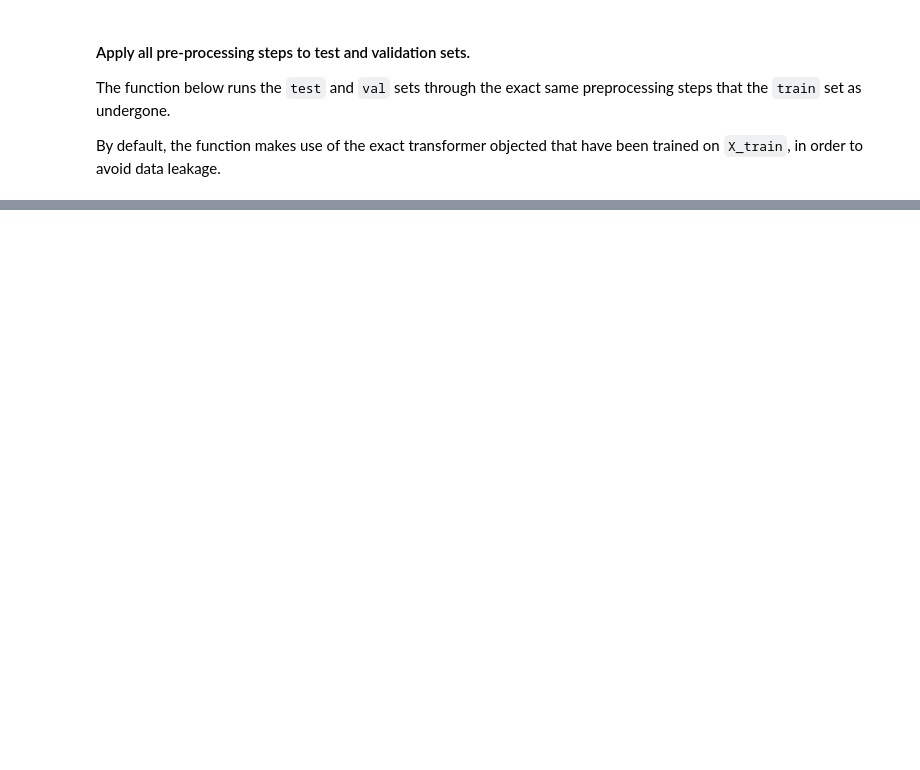
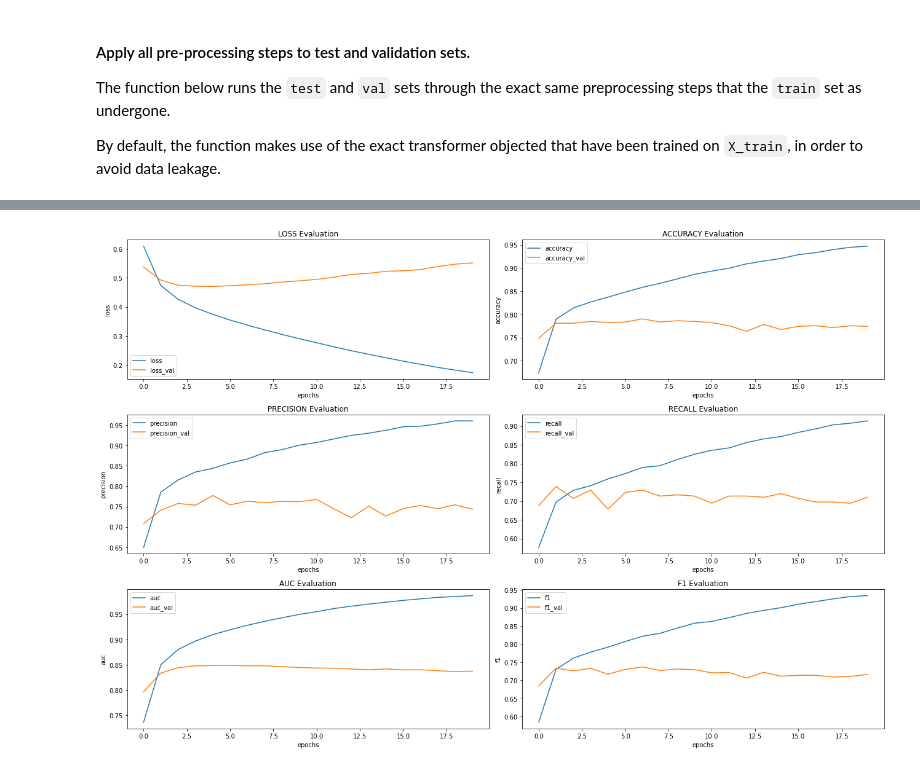
Before and after one commit to zshoorbajee/FlatironProject4, a Jupyter notebook: index.ipynb, the cells around one changed output, grey strips where cells are left out. Cells and saved outputs as stored; diff of their text form; code cells hidden in the pictures; blank space fills up the shorter version.

Commit message:
experiment with models

```diff
--- a/index.ipynb
+++ b/index.ipynb
@@ -571,7 +701,7 @@ pos_vectorizer = CountVectorizer(tokenizer=spacy_pos)
 pos_vec_train = pos_vectorizer.fit_transform(X_train['text'])
 pos_vec_df_train = pd.DataFrame(
         pos_vec_train.toarray(),
-        columns=pos_vectorizer.get_feature_names(),
+        columns=pos_vectorizer.get_feature_names_out(),
         index=X_train.index
 )
 # %%
@@ -683,7 +837,7 @@ ner_vectorizer = CountVectorizer(tokenizer=spacy_ner)
 ner_vec_train = ner_vectorizer.fit_transform(X_train['text'])
 ner_vec_df_train = pd.DataFrame(
         ner_vec_train.toarray(),
-        columns=ner_vectorizer.get_feature_names(),
+        columns=ner_vectorizer.get_feature_names_out(),
         index=X_train.index
 )
 # %%
@@ -878,12 +1089,13 @@ tfidf = TfidfVectorizer(
     )
 X_train_vec = tfidf.fit_transform(X_train['text'])
 X_train_vec_df = pd.DataFrame(
-    X_train_vec.toarray(), columns=tfidf.get_feature_names(), index=X_train.index
+    X_train_vec.toarray(), columns=tfidf.get_feature_names_out(), index=X_train.index
     )
 
 X_train_combined_df = pd.concat(
     [
         X_train_vec_df,
+        ohe_keyword_train_df,
         pos_vec_df_train,
         ner_vec_df_train,
         meta_features_df_train,
@@ -906,6 +1126,7 @@ By default, the function makes use of the exact transformer objected that have b
 # %%
 def preprocess_tweets(
     df_to_process,
+    trained_ohe=ohe,
     tokenizer=tokenizer,
     stop_words=stopword_list,
     lemmatizer=spacy_lemmatize,
@@ -922,6 +1143,10 @@ def preprocess_tweets(
     tweet_df = df_to_process.copy()
 
     tweet_df['location'] = tweet_df['location'].fillna('location_missing')
+    tweet_df['keyword'] = tweet_df['keyword'].fillna('keyword_missing')
+    ohe_keyword = trained_ohe.transform(tweet_df[['keyword']])
+    keyword_columns = trained_ohe.get_feature_names_out()
+    ohe_keyword_df = pd.DataFrame(ohe_keyword, index=index, columns=keyword_columns)
 
     tweet_df['text'] = tweet_df['text'].apply(lambda x: x.lower())
     has_url_Series = tweet_df['text'].apply(binary_url).rename('has_url')
@@ -942,7 +1167,7 @@ def preprocess_tweets(
     pos_vec = trained_pos_vectorizer.transform(tweet_df['text'])
     pos_vec_df = pd.DataFrame(
         pos_vec.toarray(),
-        columns=trained_pos_vectorizer.get_feature_names(),
+        columns=trained_pos_vectorizer.get_feature_names_out(),
         index=index
     )
     pos_vec_df_norm = pos_vec_df.div(pos_vec_df.sum(axis=1), axis=0)
@@ -953,7 +1178,7 @@ def preprocess_tweets(
     ner_vec = trained_ner_vectorizer.transform(tweet_df['text'])
     ner_vec_df = pd.DataFrame(
         ner_vec.toarray(),
-        columns=trained_ner_vectorizer.get_feature_names(),
+        columns=trained_ner_vectorizer.get_feature_names_out(),
         index=index
     )
     ner_vec_df['location_GPE'] = tweet_df['location'].apply(lambda x: int('GPE' in [ent.label_ for ent in nlp(x).ents]))
@@ -992,11 +1217,12 @@ def preprocess_tweets(
 
     tweets_vec = trained_tfidf.transform(tweet_df['text'])
     tweets_vec_df = pd.DataFrame(
-        tweets_vec.toarray(), columns=trained_tfidf.get_feature_names(), index=index
+        tweets_vec.toarray(), columns=trained_tfidf.get_feature_names_out(), index=index
     )
     tweets_combined_df = pd.concat(
         [
             tweets_vec_df,
+            ohe_keyword_df,
             pos_vec_df,
             ner_vec_df,
             meta_features_df
@@ -1062,39 +1290,41 @@ recall = Recall()
 auc = AUC()
 f1 = get_f1 ##
 # %%
+# Baseline
+
 model = models.Sequential()
 
 model.add(layer=layers.Dense(
-        units=100,
+        units=380,
         activation='relu',
         input_shape=(n_input,)
-))
-
-model.add(layer=layers.Dense(
-        units=100,
-        activation='relu'
-))
-
-model.add(layer=layers.Dense(
-        units=100,
-        activation='relu'
 ))
 
 model.add(layer=layers.Dense(
     units=1,
     activation='sigmoid',
 ))
 
 model.compile(
     optimizer='SGD',
     loss='binary_crossentropy',
     metrics=['accuracy', precision, recall, auc, f1]
 )
 
+early_stopping = [
+    EarlyStopping(monitor='val_loss', patience=15)
+    ]
+
 model_val = model.fit(
     np.array(X_train_combined_df_scaled),
     np.array(y_train),
     epochs=100,
     batch_size=32,
-    validation_data=(X_val_combined_df_scaled, y_val)
+    validation_data=(X_val_combined_df_scaled, y_val),
+    verbose=False,
+    callbacks=early_stopping
 )
+
+plot_nn_curves(model_val)
+# %% [output]
+[figure, added]
```
Also changed, not shown: parts of 59 cells of this notebook.
